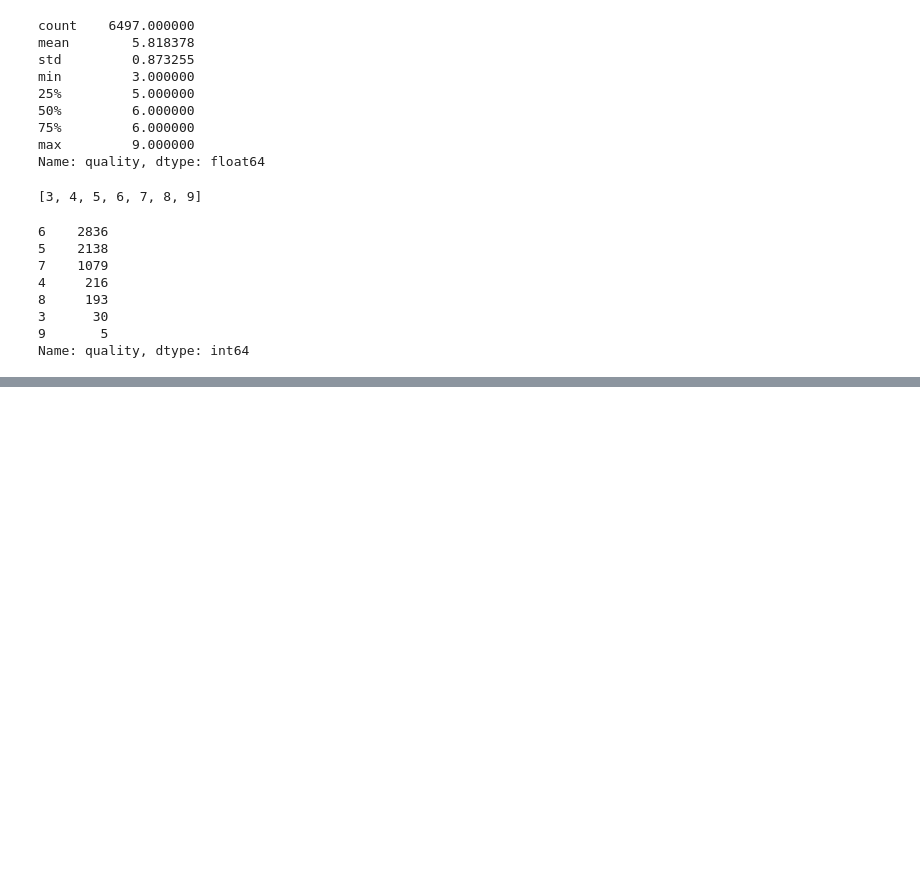
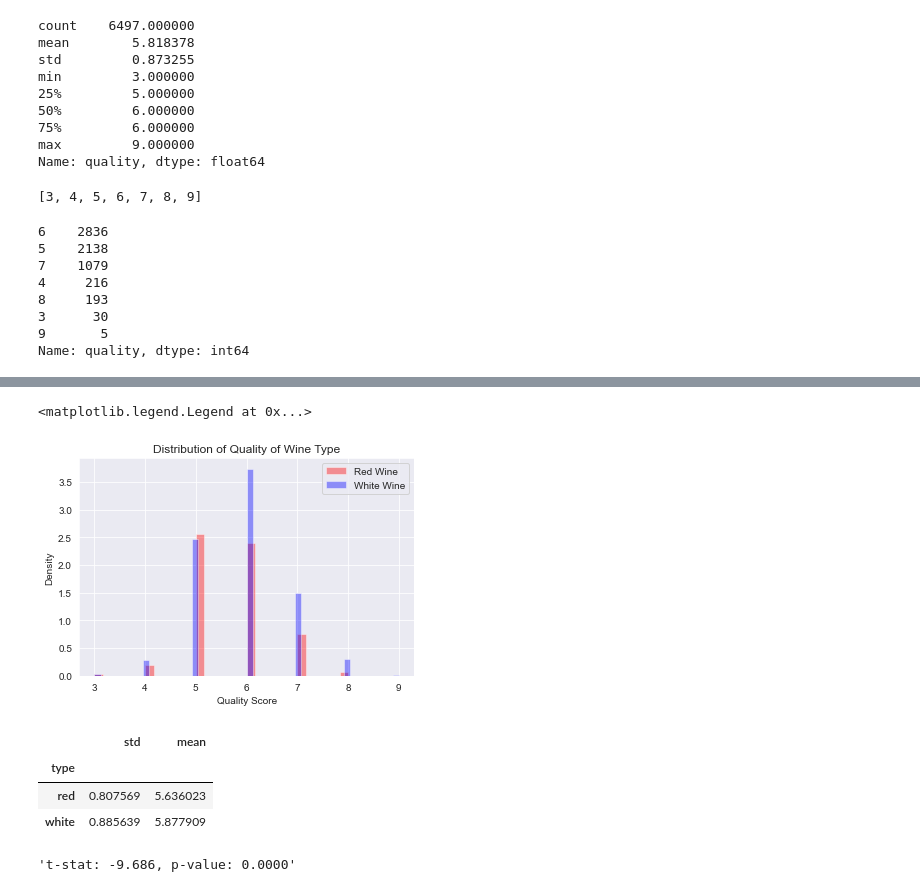
Before and after one commit to 1epss/Wine-project, a Jupyter notebook: Wine.ipynb, the cells around one changed output, grey strips where cells are left out. Drawn from its saved outputs; the diff is of its cells as text; code cells hidden in the pictures; blank space fills up the shorter version.

```diff
--- a/Wine.ipynb
+++ b/Wine.ipynb
@@ -103,0 +122,38 @@ Name: quality, dtype: int64
+# %%
+# 와인 종류별 품질의 분포
+red_q = wine.loc[wine['type'] == 'red', 'quality']
+white_q = wine.loc[wine['type'] == 'white', 'quality']
+
+sns.set_style('darkgrid')
+sns.distplot(red_q, norm_hist=True, kde=False, color ='red', label='Red Wine')
+sns.distplot(white_q, norm_hist=True, kde=False, color ='blue', label='White Wine')
+plt.title('Distribution of Quality of Wine Type')
+plt.xlabel('Quality Score')
+plt.ylabel('Density')
+plt.legend()
+
+# Quality Score가 5~7사이에 걸쳐져 있음
+# %% [output]
+<matplotlib.legend.Legend at 0x...>
+[figure, added]
+# %%
+# 와인 종류별 품질 차이의 통계적 유의성 검정
+
+wine.groupby('type')['quality'].aggregate(['std', 'mean'])
+# %% [output]
+|  | std | mean |
+| type |  |  |
+| red | 0.807569 | 5.636023 |
+| white | 0.885639 | 5.877909 |
+# %%
+# 모집단이 2개이므로 t-test이용
+# 귀무가설 : 와인 종류별 품질의 차이는 없다.
+# p-value < 0.05 는 평균 차이가 있음, > 0.05는 평균 차이가 없음
+import statsmodels.api as sm
+
+t_stat, p_value, df = sm.stats.ttest_ind(red_q, white_q)
+'t-stat: {:.3f}, p-value: {:.4f}'.format(t_stat, p_value)
+
+# p-value 값은 평균의 차이가 있음을 나타냄
+# %% [output]
+'t-stat: -9.686, p-value: 0.0000'
```
Also changed, not shown: parts of 11 cells of this notebook.
